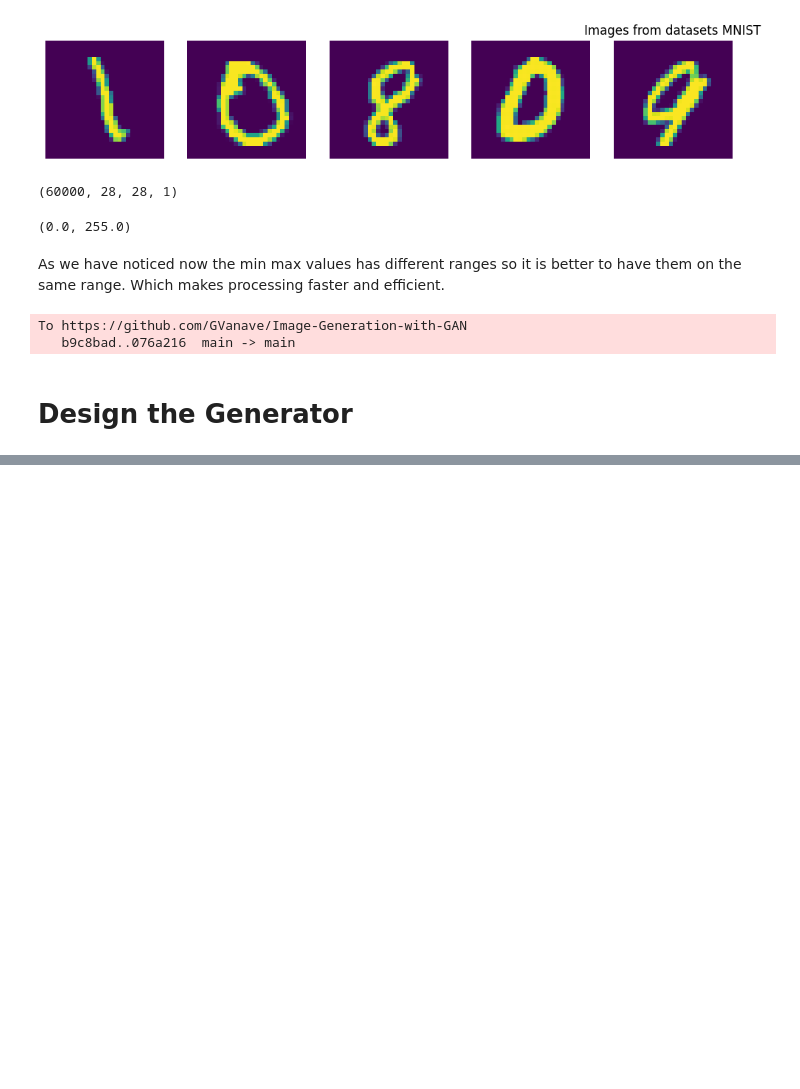
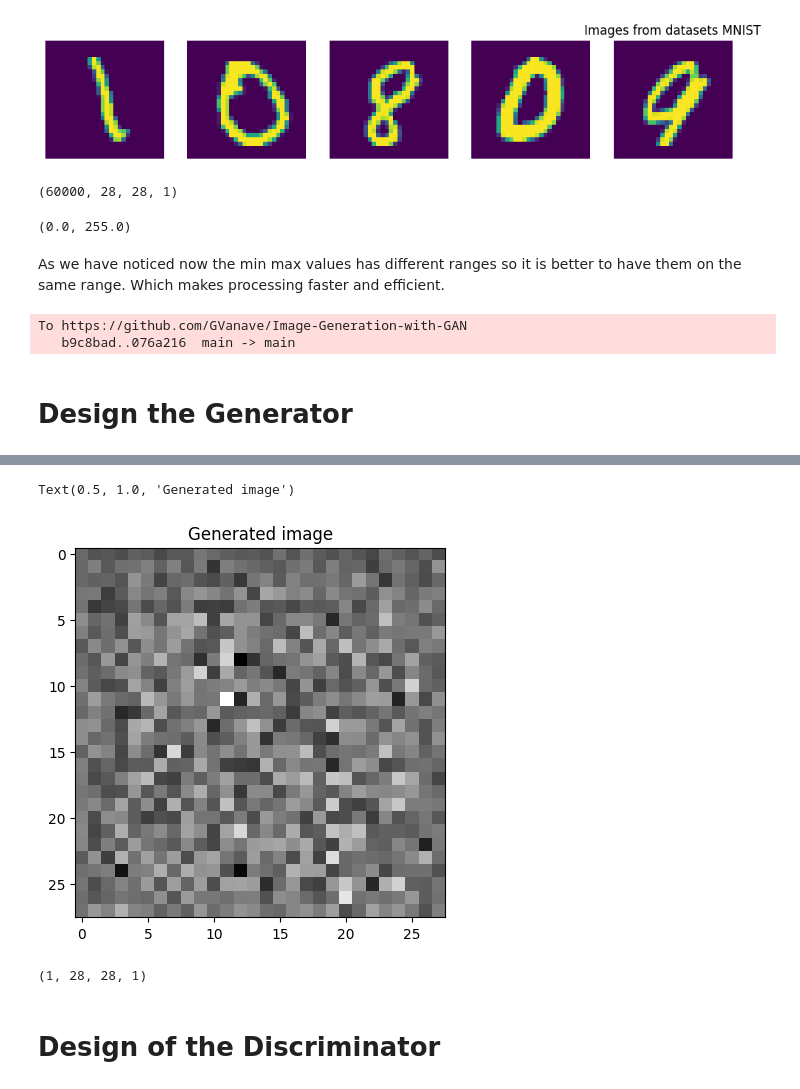
Before and after one commit to GVanave/Image-Generation-with-GAN, a Jupyter notebook: implementation_GAN.ipynb, the cells around one changed output, grey strips where cells are left out. Saved outputs shown, nothing was run; the diff lists cells and outputs as text; code cells hidden in the pictures; blank space fills up the shorter version.

Commit message:
design of GAN

```diff
--- a/implementation_GAN.ipynb
+++ b/implementation_GAN.ipynb
@@ -96,7 +98,7 @@ def Generator():
     generator_net.add(layers.BatchNormalization())
     generator_net.add(layers.LeakyReLU())
 
-    generator_net.add(layers.Conv2DTranspose(1, (5, 5), strides=(2, 2), padding='same', activation='sigmoid'))
+    generator_net.add(layers.Conv2DTranspose(1, (5, 5), strides=(1, 1), padding='same', activation='sigmoid'))
     generator_net.add(layers.BatchNormalization())
 
     generator_net.summary()
@@ -122,3 +124,8 @@ Total params: 2,343,685
 Trainable params: 2,318,211
 Non-trainable params: 25,474
 _________________________________________________________________
+# %%
+# create a noise vector with shape
+noise  = tf.random.normal([1,100])
+# %%
+generated_image = generator.predict(noise)
@@ -124,0 +134,12 @@ _________________________________________________________________
+# %%
+plt.imshow(generated_image[0,:,:,0], cmap = 'gray')
+plt.title("Generated image")
+# %% [output]
+Text(0.5, 1.0, 'Generated image')
+[figure, added]
+# %%
+generated_image.shape
+# %% [output]
+(1, 28, 28, 1)
+# %% [markdown]
+# Design of the Discriminator
```
Also changed, not shown: parts of 21 cells of this notebook.
